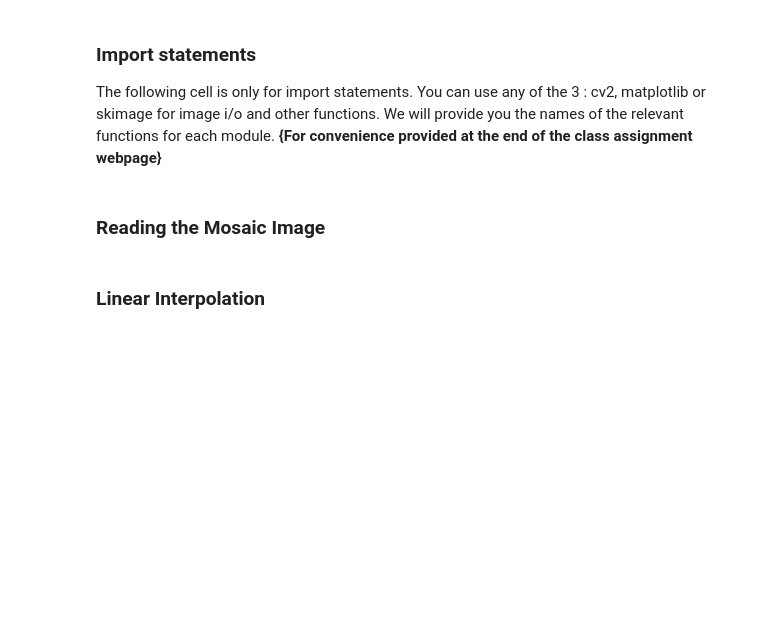
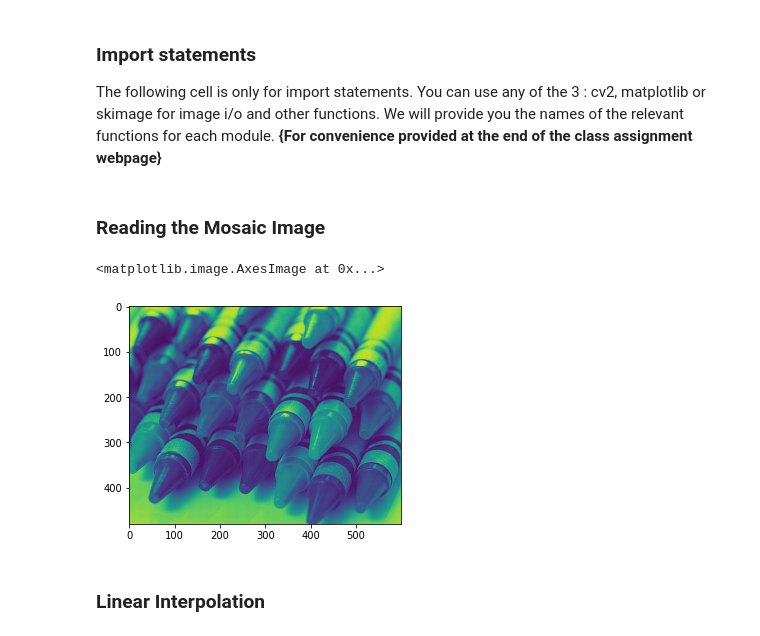
Before and after one commit to liuyenting/ECE549-Fall2021, a Jupyter notebook: MP0/MP0.ipynb, the cells around one changed output. Drawn from its saved outputs; the diff is of its cells as text; code cells hidden in the pictures; blank space fills up the shorter version.

Commit message:
Add image reader

```diff
--- a/MP0/MP0.ipynb
+++ b/MP0/MP0.ipynb
@@ -16,7 +18,13 @@ import scipy
 %matplotlib inline
 # %% [markdown]
 ### Reading the Mosaic Image
+# %%
+def read_image(IMG_NAME):
+    return skimage.io.imread(IMG_NAME)
 # %%
 IMG_DIR = 'images/'
 IMG_NAME = 'crayons.bmp'
-mosaic_img = read_image(IMG_NAME)# YOUR CODE HERE
+
+# path relative to current notebook
+img_path = Path() / IMG_DIR / IMG_NAME
+mosaic_img = read_image(img_path)
@@ -29,3 +31,8 @@ def read_image(IMG_NAME):
+# %%
+plt.imshow(mosaic_img)
+# %% [output]
+<matplotlib.image.AxesImage at 0x...>
+[figure, added]
 # %% [markdown]
 ### Linear Interpolation
 # %%
```
Also changed, not shown: parts of 5 cells of this notebook.
